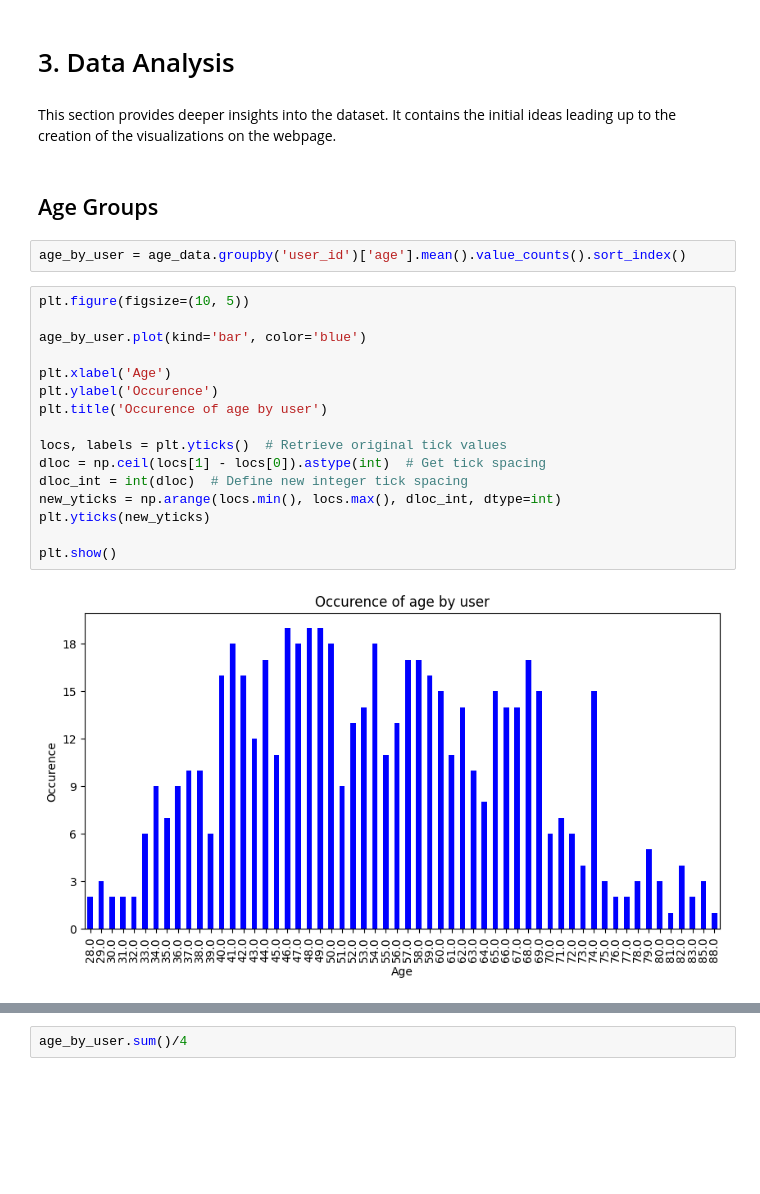
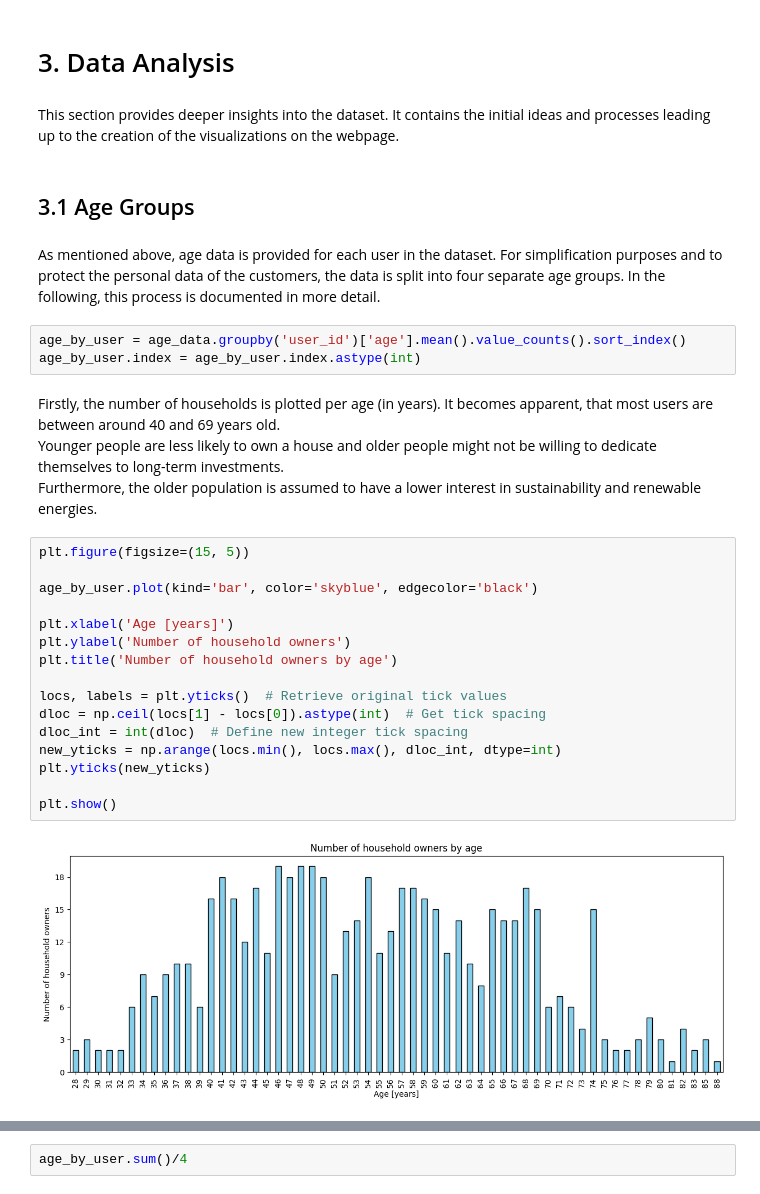
Before and after one commit to shakirmshaker/SocialDataGroup4, a Jupyter notebook: final/explainer.ipynb, the cells around one changed output, grey strips where cells are left out. Drawn from its saved outputs; the diff is of its cells as text; blank space fills up the shorter version.

Commit message:
completed section 3

```diff
--- a/final/explainer.ipynb
+++ b/final/explainer.ipynb
@@ -147,26 +143,33 @@ df.describe()
 # %% [markdown]
 # 3. Data Analysis
 # %% [markdown]
-This section provides deeper insights into the dataset. It contains the initial ideas leading up to the creation of the visualizations on the webpage.
+This section provides deeper insights into the dataset. It contains the initial ideas and processes leading up to the creation of the visualizations on the webpage.
 # %% [markdown]
-## Age Groups
+## 3.1 Age Groups
+# %% [markdown]
+As mentioned above, age data is provided for each user in the dataset. For simplification purposes and to protect the personal data of the customers, the data is split into four separate age groups. In the following, this process is documented in more detail.
 # %%
 age_by_user = age_data.groupby('user_id')['age'].mean().value_counts().sort_index()
+age_by_user.index = age_by_user.index.astype(int)
+# %% [markdown]
+Firstly, the number of households is plotted per age (in years). It becomes apparent, that most users are between around 40 and 69 years old.<br>
+Younger people are less likely to own a house and older people might not be willing to dedicate themselves to long-term investments.<br>
+Furthermore, the older population is assumed to have a lower interest in sustainability and renewable energies.
 # %%
-plt.figure(figsize=(10, 5))
+plt.figure(figsize=(15, 5))
 
-age_by_user.plot(kind='bar', color='blue')
+age_by_user.plot(kind='bar', color='skyblue', edgecolor='black')
 
-plt.xlabel('Age')
-plt.ylabel('Occurence')
-plt.title('Occurence of age by user')
+plt.xlabel('Age [years]')
+plt.ylabel('Number of household owners')
+plt.title('Number of household owners by age')
 
 locs, labels = plt.yticks()  # Retrieve original tick values
 dloc = np.ceil(locs[1] - locs[0]).astype(int)  # Get tick spacing
 dloc_int = int(dloc)  # Define new integer tick spacing
 new_yticks = np.arange(locs.min(), locs.max(), dloc_int, dtype=int)
 plt.yticks(new_yticks)
 
 plt.show()
 # %% [output]
-[figure, old version]
+[figure, new version]
```
Also changed, not shown: parts of 18 cells of this notebook.
